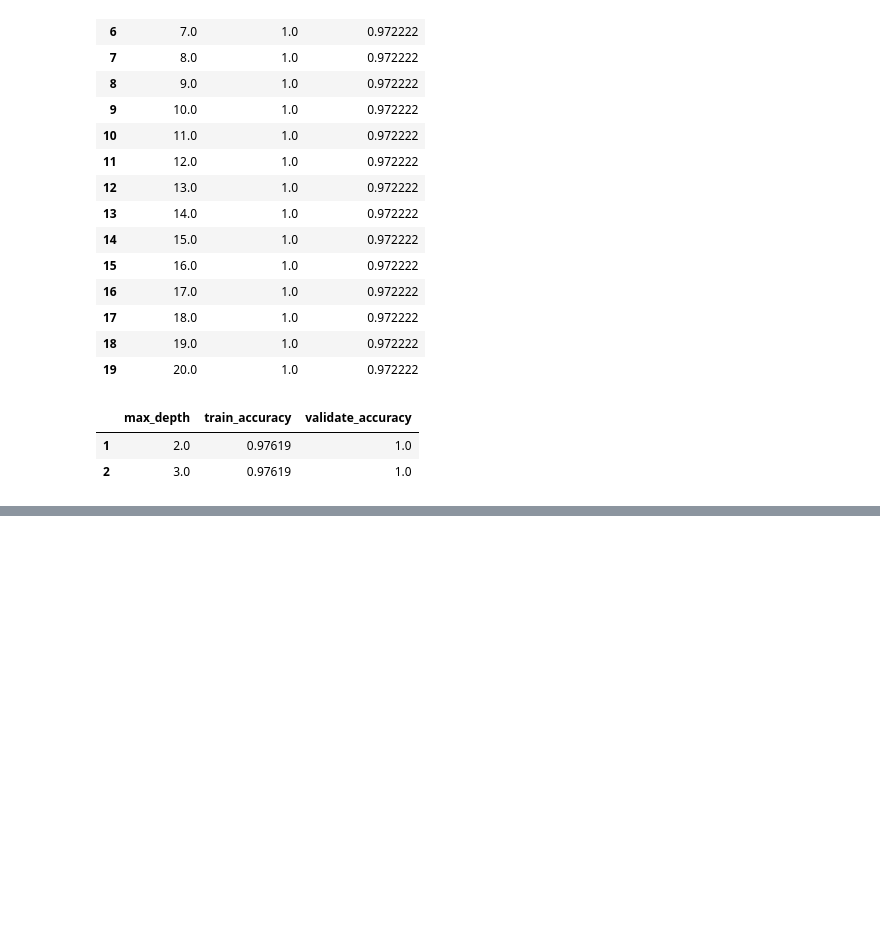
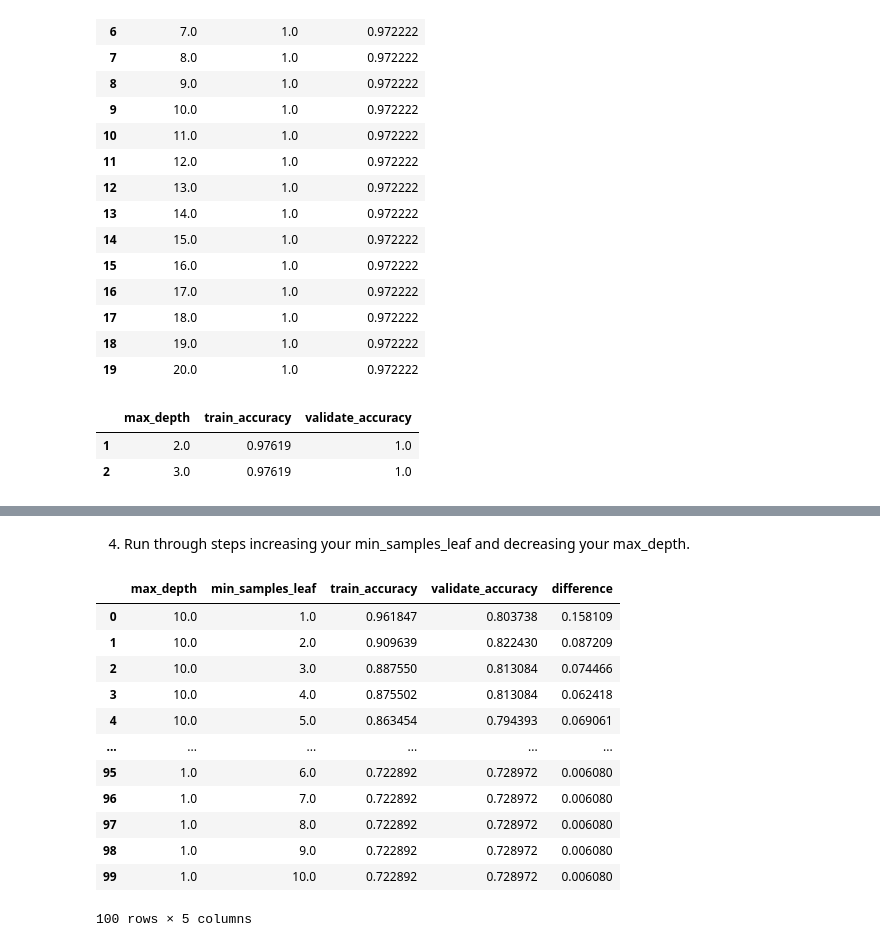
Before and after one commit to ChrisTeceno/classification-exercises, a Jupyter notebook: model.ipynb, the cells around one changed output, grey strips where cells are left out. Drawn from its saved outputs; the diff is of its cells as text; code cells hidden in the pictures; blank space fills up the shorter version.

Commit message:
add random tree model exercises

```diff
--- a/model.ipynb
+++ b/model.ipynb
@@ -626,0 +627,11 @@ results.nlargest(1,'validate_accuracy',keep ='all')
+# %%
+# split the data set
+train, test = train_test_split(titanic, test_size=.2, random_state=42, stratify=titanic.survived)
+train, validate = train_test_split(train, test_size=.3, random_state=42, stratify=train.survived)
+# into x and y
+x_train = train.drop(columns=["survived"])
+y_train = train.survived
+x_validate = validate.drop(columns=["survived"])
+y_validate = validate.survived
+x_test = test.drop(columns=["survived"])
+y_test = test.survived
@@ -626,0 +640,4 @@ results.nlargest(1,'validate_accuracy',keep ='all')
+# %%
+rf = RandomForestClassifier(random_state=42, min_samples_leaf= 1, max_depth=10)
+rf.fit(x_train,y_train)
+print(rf.feature_importances_)
@@ -626,0 +712,40 @@ results.nlargest(1,'validate_accuracy',keep ='all')
+# %% [markdown]
+4. Run through steps increasing your min_samples_leaf and decreasing your max_depth.
+# %%
+#try multiple depths
+results = pd.DataFrame()
+for depth in range(0,10):
+    for min_samples in range(1,11):
+        #build
+        model = RandomForestClassifier(random_state=42, min_samples_leaf= min_samples, max_depth=10-depth)
+        #fit
+        model = model.fit(x_train, y_train)
+        #eval
+        train_accuracy = model.score(x_train,y_train)
+        y_predictions = model.predict(x_train)
+        validate_accuracy = model.score(x_validate,y_validate)
+        #build df
+        stats = pd.Series({"max_depth": 10-depth,
+            "min_samples_leaf": min_samples,
+            "train_accuracy": train_accuracy,
+            "validate_accuracy": validate_accuracy,
+            "difference": abs(train_accuracy-validate_accuracy)})
+        results = pd.concat([results,stats],axis =1)
+
+
+results = results.T.reset_index(drop=True)
+results
+# %% [output]
+|  | max_depth | min_samples_leaf | train_accuracy | validate_accuracy | difference |
+| 0 | 10.0 | 1.0 | 0.961847 | 0.803738 | 0.158109 |
+| 1 | 10.0 | 2.0 | 0.909639 | 0.822430 | 0.087209 |
+| 2 | 10.0 | 3.0 | 0.887550 | 0.813084 | 0.074466 |
+| 3 | 10.0 | 4.0 | 0.875502 | 0.813084 | 0.062418 |
+| 4 | 10.0 | 5.0 | 0.863454 | 0.794393 | 0.069061 |
+| ... | ... | ... | ... | ... | ... |
+| 95 | 1.0 | 6.0 | 0.722892 | 0.728972 | 0.006080 |
+| 96 | 1.0 | 7.0 | 0.722892 | 0.728972 | 0.006080 |
+| 97 | 1.0 | 8.0 | 0.722892 | 0.728972 | 0.006080 |
+| 98 | 1.0 | 9.0 | 0.722892 | 0.728972 | 0.006080 |
+| 99 | 1.0 | 10.0 | 0.722892 | 0.728972 | 0.006080 |
+100 rows × 5 columns
```
Also changed, not shown: parts of 16 cells of this notebook.
